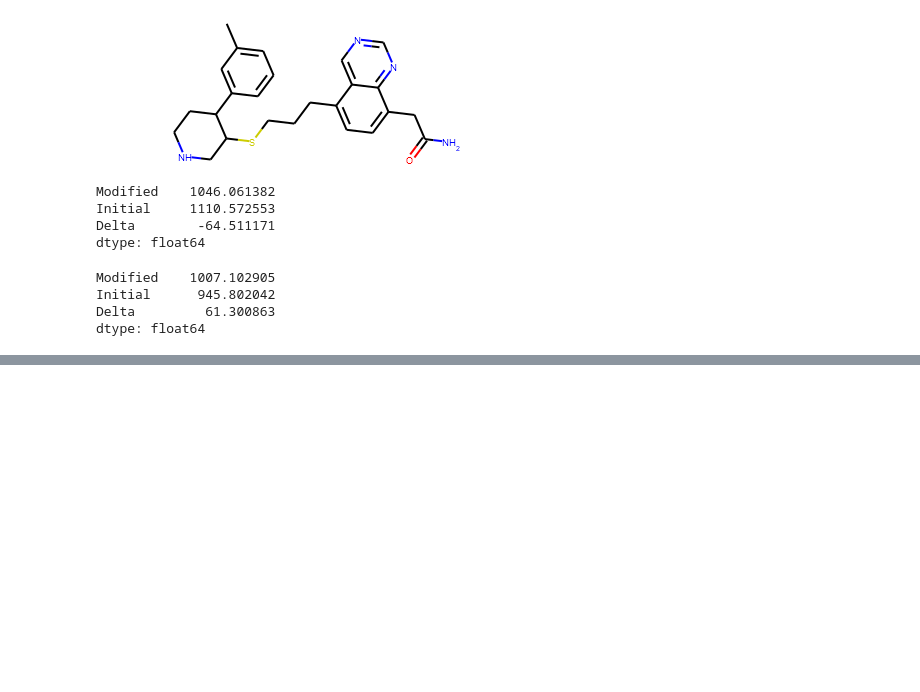
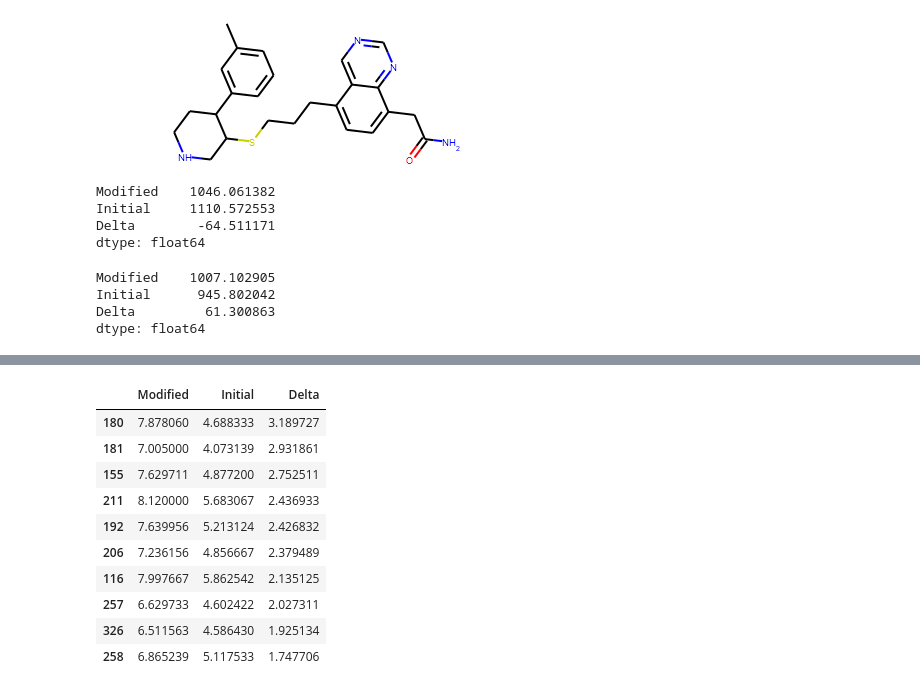
Before and after one commit to mew-two-github/de-Novo-drug-Design, a Jupyter notebook: 3.6/FMPO-Visualising the outputs.ipynb, the cells around one changed output, grey strips where cells are left out. Drawn from its saved outputs; the diff is of its cells as text; code cells hidden in the pictures; blank space fills up the shorter version.

```diff
--- a/3.6/FMPO-Visualising the outputs.ipynb
+++ b/3.6/FMPO-Visualising the outputs.ipynb
@@ -226,0 +305,14 @@ dtype: float64
+# %%
+changes.head(10)
+# %% [output]
+|  | Modified | Initial | Delta |
+| 180 | 7.878060 | 4.688333 | 3.189727 |
+| 181 | 7.005000 | 4.073139 | 2.931861 |
+| 155 | 7.629711 | 4.877200 | 2.752511 |
+| 211 | 8.120000 | 5.683067 | 2.436933 |
+| 192 | 7.639956 | 5.213124 | 2.426832 |
+| 206 | 7.236156 | 4.856667 | 2.379489 |
+| 116 | 7.997667 | 5.862542 | 2.135125 |
+| 257 | 6.629733 | 4.602422 | 2.027311 |
+| 326 | 6.511563 | 4.586430 | 1.925134 |
+| 258 | 6.865239 | 5.117533 | 1.747706 |
```
Also changed, not shown: parts of 46 cells of this notebook, 57 other files.
